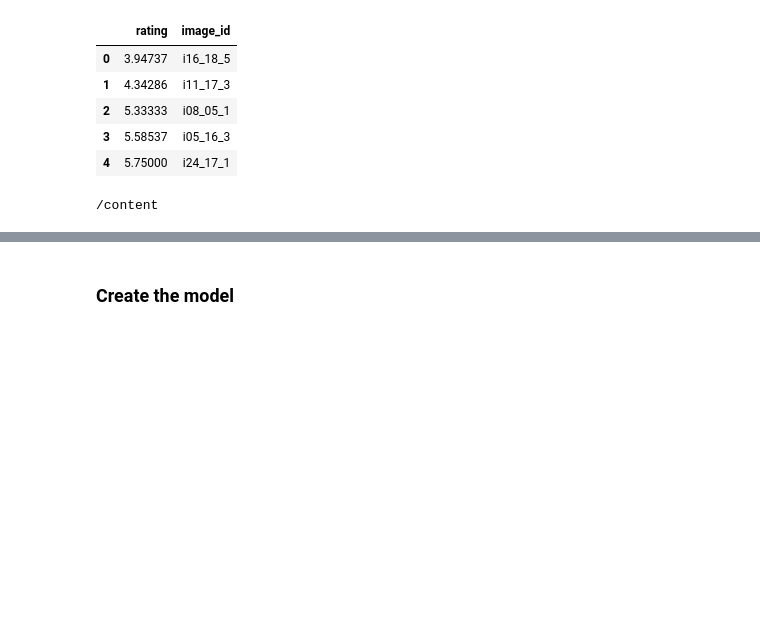
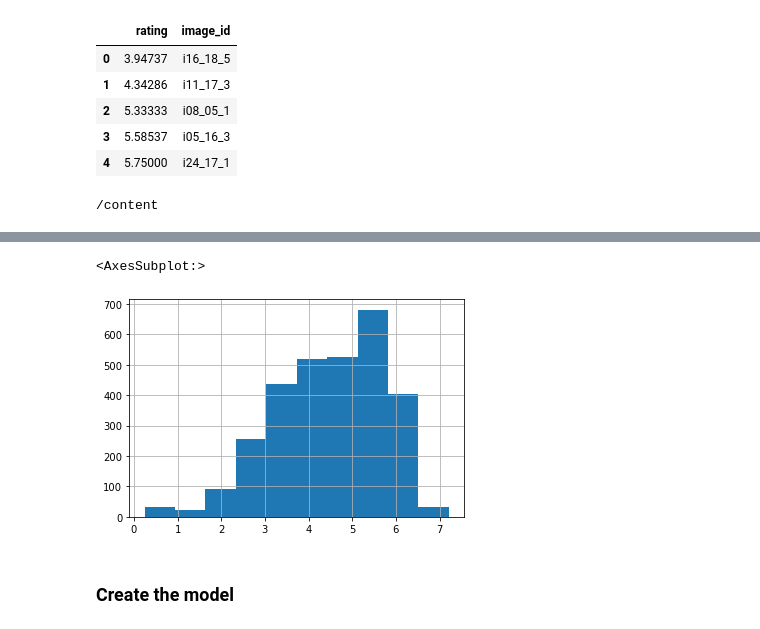
Before and after one commit to maindolaamit/nima, a Jupyter notebook: notebooks/tid_train_model.ipynb, the cells around one changed output, grey strips where cells are left out. Cells and saved outputs as stored; diff of their text form; code cells hidden in the pictures; blank space fills up the shorter version.

```diff
--- a/notebooks/tid_train_model.ipynb
+++ b/notebooks/tid_train_model.ipynb
@@ -99,3 +116,11 @@ df_train.describe()
+# %%
+from nima.utils.tid_dataset_utils import get_mos_csv_df
+
+df = get_mos_csv_df(TID_DATASET_DIR)
+df['mean'].hist()
+# %% [output]
+<AxesSubplot:>
+[figure, added]
 # %% [markdown]
 ### Create the model
 # %%
```
Also changed, not shown: parts of 8 cells of this notebook, 16 other files.
